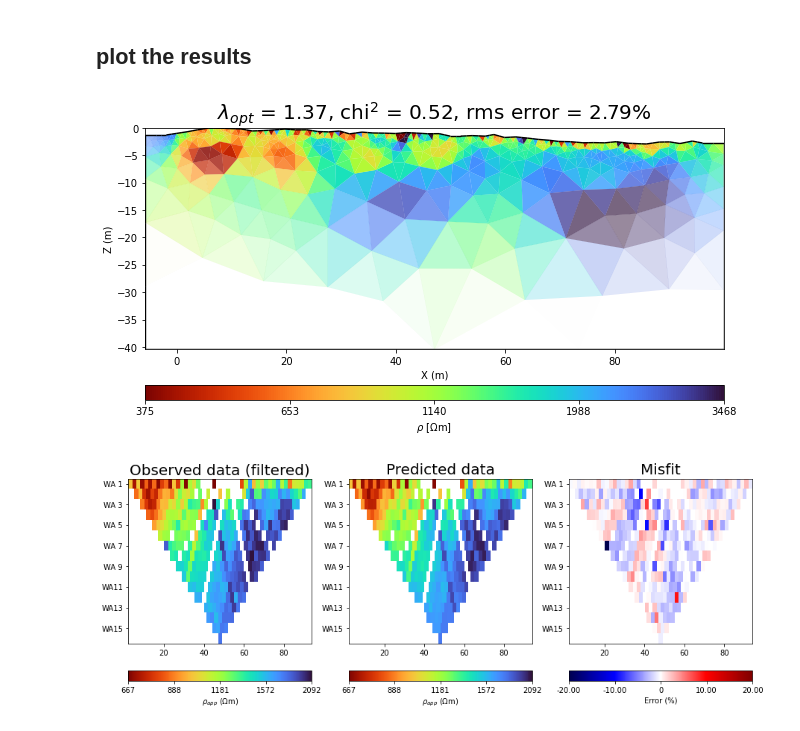
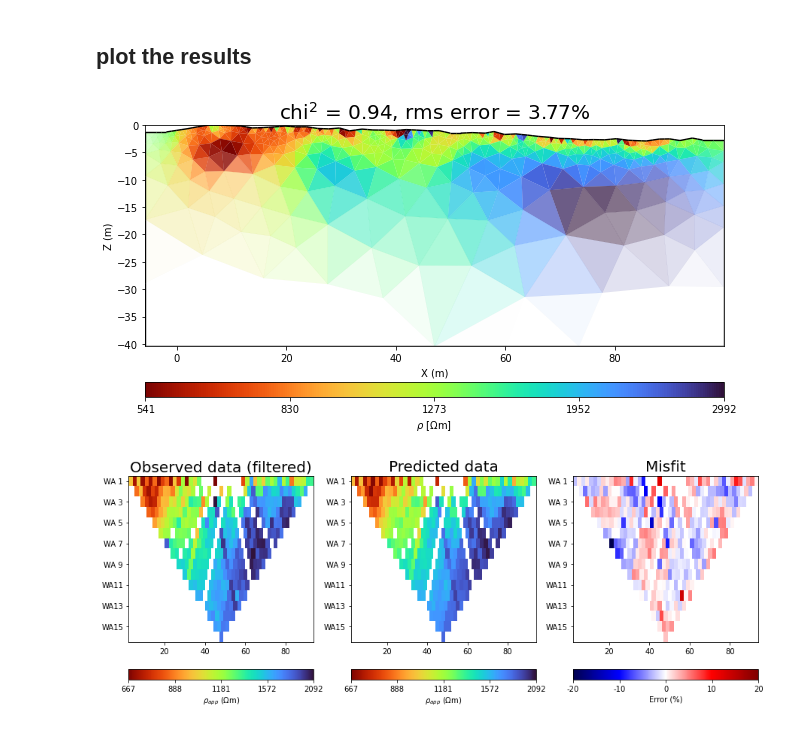
Before and after one commit to teddiherring/permafrost-data-processing, a Jupyter notebook: data_processing.ipynb, the cells around one changed output. Drawn from its saved outputs; the diff is of its cells as text; code cells hidden in the pictures.

```diff
--- a/data_processing.ipynb
+++ b/data_processing.ipynb
@@ -228,9 +228,9 @@ sort_index = sort_index.astype('int')
 
 # make a dataframe with sorted values
 
-df_sort = pd.DataFrame(columns = df_filt.columns)
+df_sort = pd.DataFrame(columns = df_filt.columns,index=range(len(df_filt)))
 for i in range(len(df_filt)):
-    df_sort  = df_sort.append(df_filt.iloc[sort_index[i]])
+    df_sort.iloc[i] = df_filt.iloc[sort_index[i]]
 df_sort = df_sort.reset_index(drop=True)
 # %% [markdown]
 ## apply moving median filter
@@ -373,7 +376,9 @@ data points removed by bad electrode filter = 15
 # %%
+# TODO - set a minimum amount of repeated/reciprocal data that we would need to make an error model
+
+# if there are reciprocal/repeated data, use those to make an error model
+
 if len (r_all)>0:
-
-    fs=20
 
     I = np.where(df_filt['rep/recip']==1)
     x = abs(df_filt['r'].iloc[I])
@@ -405,6 +410,8 @@ if len (r_all)>0:
     relativeError=p[0] # % noise
     )
 
+# if no repeated/reciprocal data, just assume a 4% error model
+
 else:
 
     data_filt['err'] = ert.estimateError(
@@ -451,29 +457,29 @@ rms = np.sqrt(np.mean(((data_filt['rhoa']-mgr.inv.response)/data_filt['rhoa'])**
 # %%
 
 fig, ax = plt.subplots(1,1,figsize=[15,5])
 
 ax, cBar = mgr.showResult(
    mod,
     ax=ax,
     cMap='turbo_r',
     coverage=mgr.coverage(),
     cMin=np.sort(mgr.paraModel())[int(len(mgr.paraModel())/100)], # this part trims the color scale to make things easier to see
     cMax=np.sort(mgr.paraModel())[-int(len(mgr.paraModel())/100)],
 
 );
 
 cBar.set_label(r'$\rho$ [$\Omega$m]')
 ax.set_xlabel('X (m)')
 ax.set_ylabel('Z (m)')
-ax.set_title(r'$\lambda_{opt}$ = %.2f, chi$^2$ = %.2f, rms error = %.2f%%'%(lam,chi2,rms),fontsize=20);
+ax.set_title(r'chi$^2$ = %.2f, rms error = %.2f%%'%(chi2,rms),fontsize=20);
 
 fig, ax = plt.subplots(1,3,figsize=[15,5])
 mgr.showData(data_filt, vals=data_filt['rhoa'],ax=ax[0],label=r'$\rho_{app}$ ($\Omega$m)',cMap='turbo_r');
 mgr.showData(data_filt, vals=mgr.inv.response,ax=ax[1],label=r'$\rho_{app}$ ($\Omega$m)',cMap='turbo_r',cMin=min(data_filt['rhoa']),cMax=max(data_filt['rhoa']));
 mgr.showData(data_filt, vals=((mgr.inv.response-data_filt['rhoa'])/data_filt['rhoa'])*100,ax=ax[2],label='Error (%)',cMap='seismic',cMin=-20,cMax=20);
 ax[0].set_title('Observed data (filtered)',fontsize=20)
 ax[1].set_title('Predicted data',fontsize=20)
 ax[2].set_title('Misfit',fontsize=20);
 # %% [output]
-[figure, old version]
+[figure, new version]
-[figure, old version]
+[figure, new version]
```
Also changed, not shown: parts of 6 cells of this notebook.
